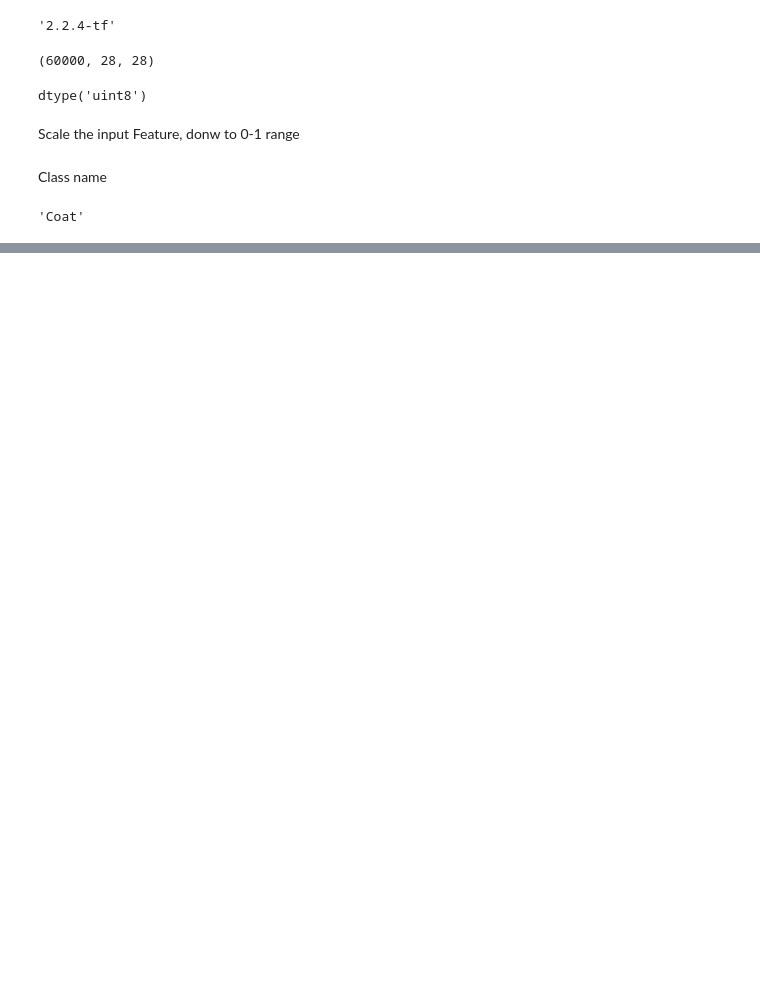
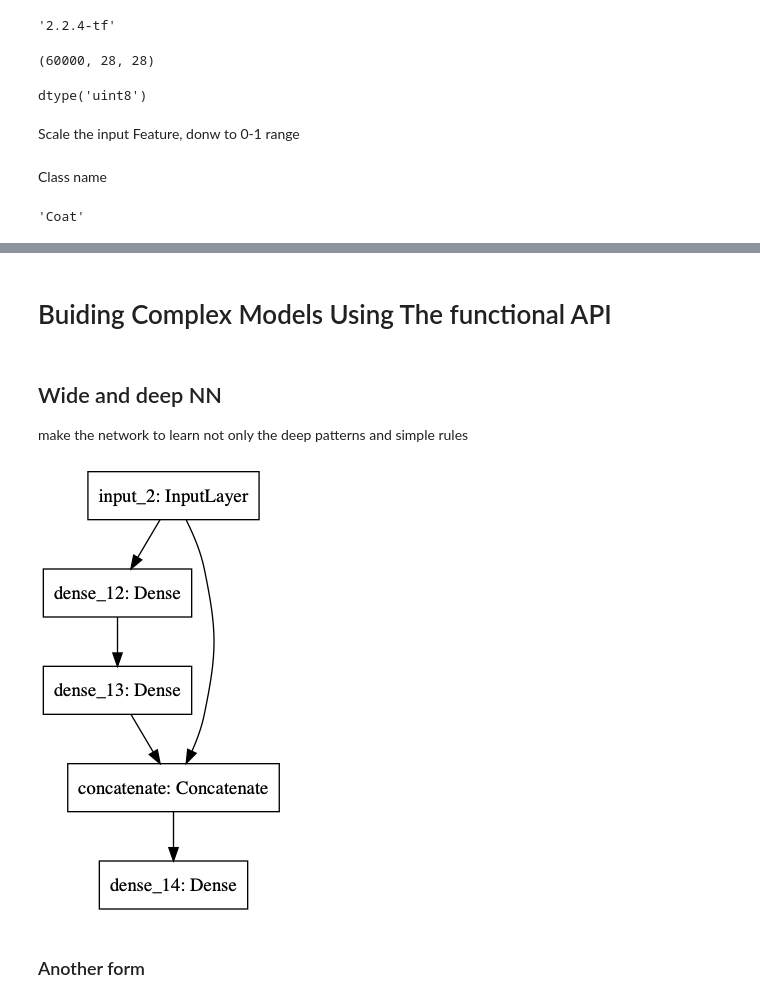
Before and after one commit to corvettettt/TensorFlowStudy, a Jupyter notebook: Chapter10/Untitled.ipynb, the cells around one changed output, grey strips where cells are left out. Cells and saved outputs as stored; diff of their text form; code cells hidden in the pictures; blank space fills up the shorter version.

```diff
--- a/Chapter10/Untitled.ipynb
+++ b/Chapter10/Untitled.ipynb
@@ -103,0 +171,15 @@ model.compile(loss='sparse_categorical_crossentropy',optimizer='sgd',metrics=['a
+# %%
+from sklearn.datasets import fetch_california_housing
+from sklearn.model_selection import train_test_split
+from sklearn.preprocessing import StandardScaler
+
+housing = fetch_california_housing()
+x_train_full, x_test, y_train_full, y_test = train_test_split(housing.data,housing.target)
+x_train, x_valid, y_train, y_valid = train_test_split(x_train_full,y_train_full)
+
+scaler = StandardScaler()
+x_train = scaler.fit_transform(x_train)
+x_valid = scaler.fit_transform(x_valid)
+x_test = scaler.fit_transform(x_test)
+x_new = x_test[:3]
+y_new = y_test[:3]
@@ -103,0 +215,18 @@ model.compile(loss='sparse_categorical_crossentropy',optimizer='sgd',metrics=['a
+# %% [markdown]
+# Buiding Complex Models Using The functional API
+# %% [markdown]
+## Wide and deep NN
+make the network to learn not only the deep patterns and simple rules
+# %%
+inputs_ = keras.layers.Input(shape=x_train.shape[1:])
+hidden1 = keras.layers.Dense(30,activation='relu')(inputs_)
+hidden2 = keras.layers.Dense(30,activation='relu')(hidden1)
+concat = keras.layers.Concatenate()([inputs_,hidden2])
+output = keras.layers.Dense(1)(concat)
+model = keras.Model(inputs=[inputs_],outputs=[output])
+# %%
+keras.utils.plot_model(model)
+# %% [output]
+[figure, added]
+# %% [markdown]
+### Another form
```
Also changed, not shown: parts of 57 cells of this notebook, 5 other files.
